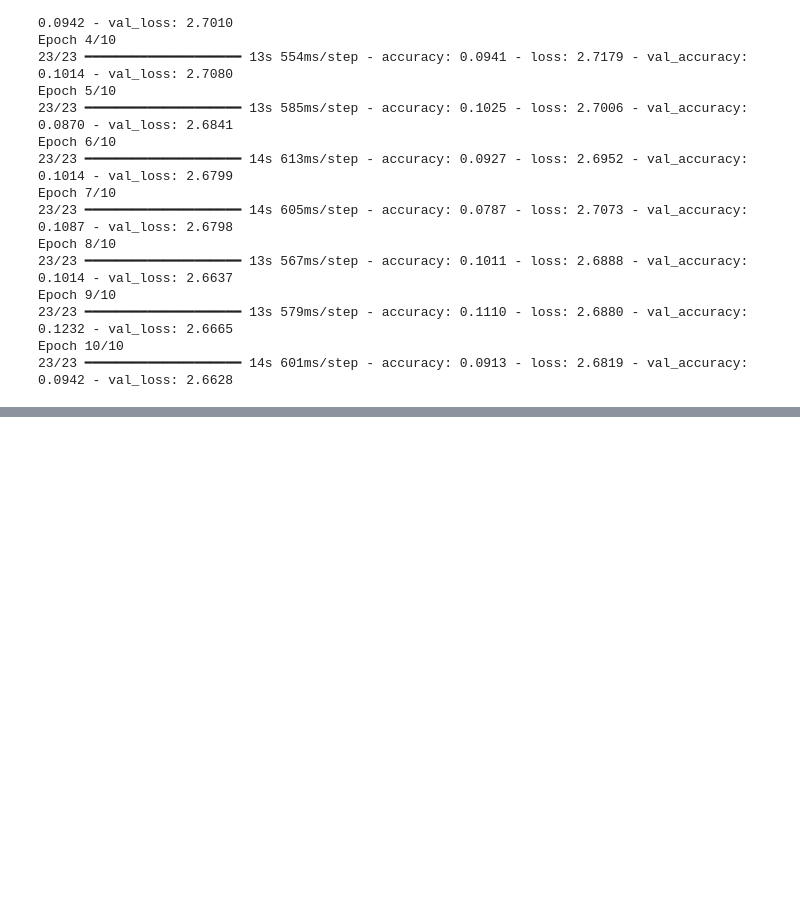
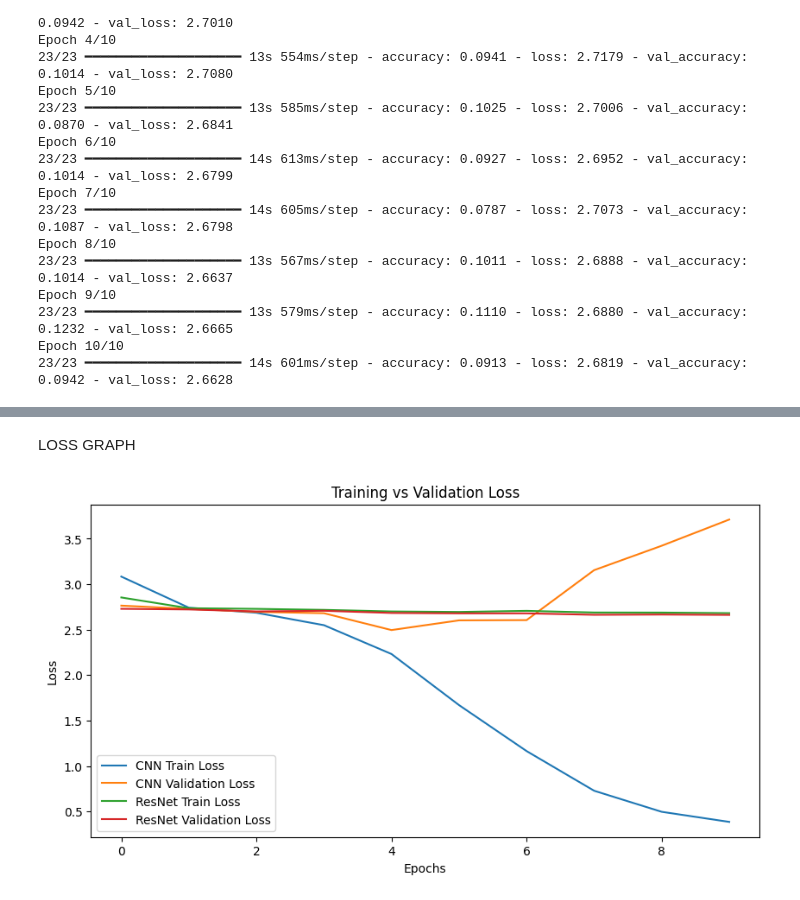
Before and after one commit to ayeshaanxari288/pakistani-politician-cnn-classifier, a Jupyter notebook: politician_classifier.ipynb, the cells around one changed output, grey strips where cells are left out. Drawn from its saved outputs; the diff is of its cells as text; code cells hidden in the pictures; blank space fills up the shorter version.

```diff
--- a/politician_classifier.ipynb
+++ b/politician_classifier.ipynb
@@ -271,0 +301,20 @@ Epoch 10/10
+# %% [markdown]
+LOSS GRAPH
+# %%
+plt.figure(figsize=(10, 5))
+
+# CNN model loss
+plt.plot(history_cnn.history['loss'], label='CNN Train Loss')
+plt.plot(history_cnn.history['val_loss'], label='CNN Validation Loss')
+
+# ResNet50 model loss
+plt.plot(history2.history['loss'], label='ResNet Train Loss')
+plt.plot(history2.history['val_loss'], label='ResNet Validation Loss')
+
+plt.xlabel("Epochs")
+plt.ylabel("Loss")
+plt.title("Training vs Validation Loss")
+plt.legend()
+plt.show()
+# %% [output]
+[figure, added]
```
Also changed, not shown: parts of 4 cells of this notebook.
